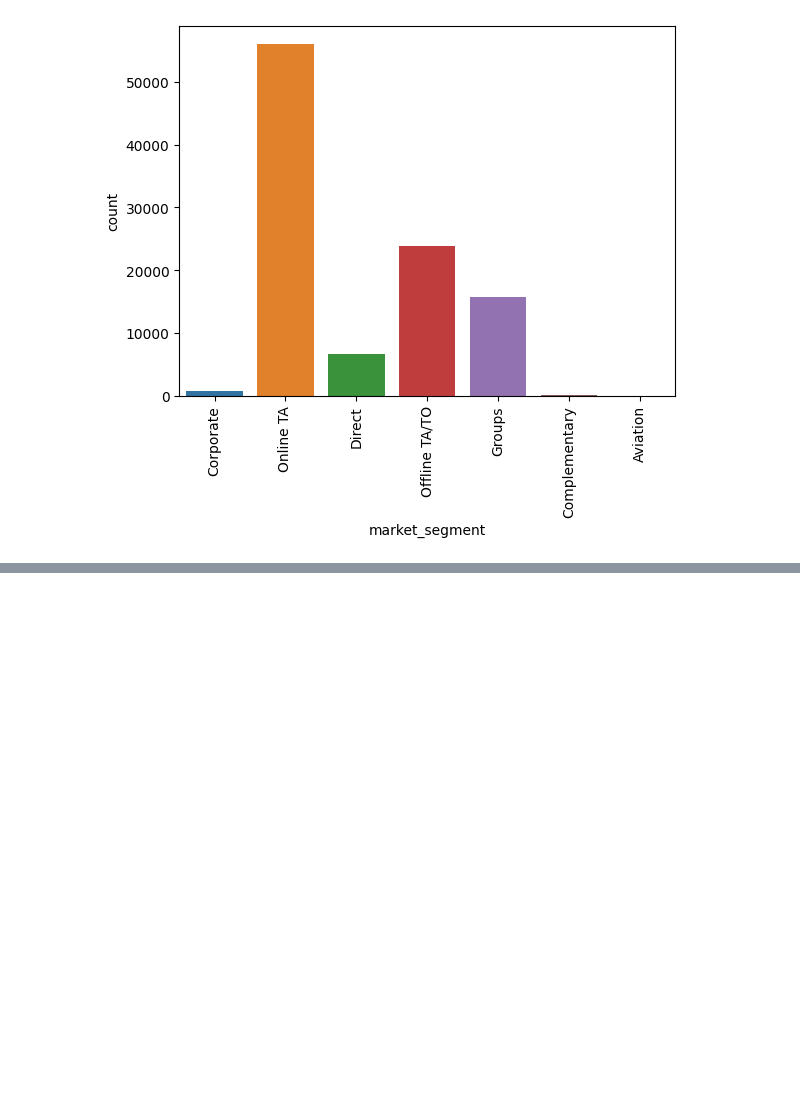
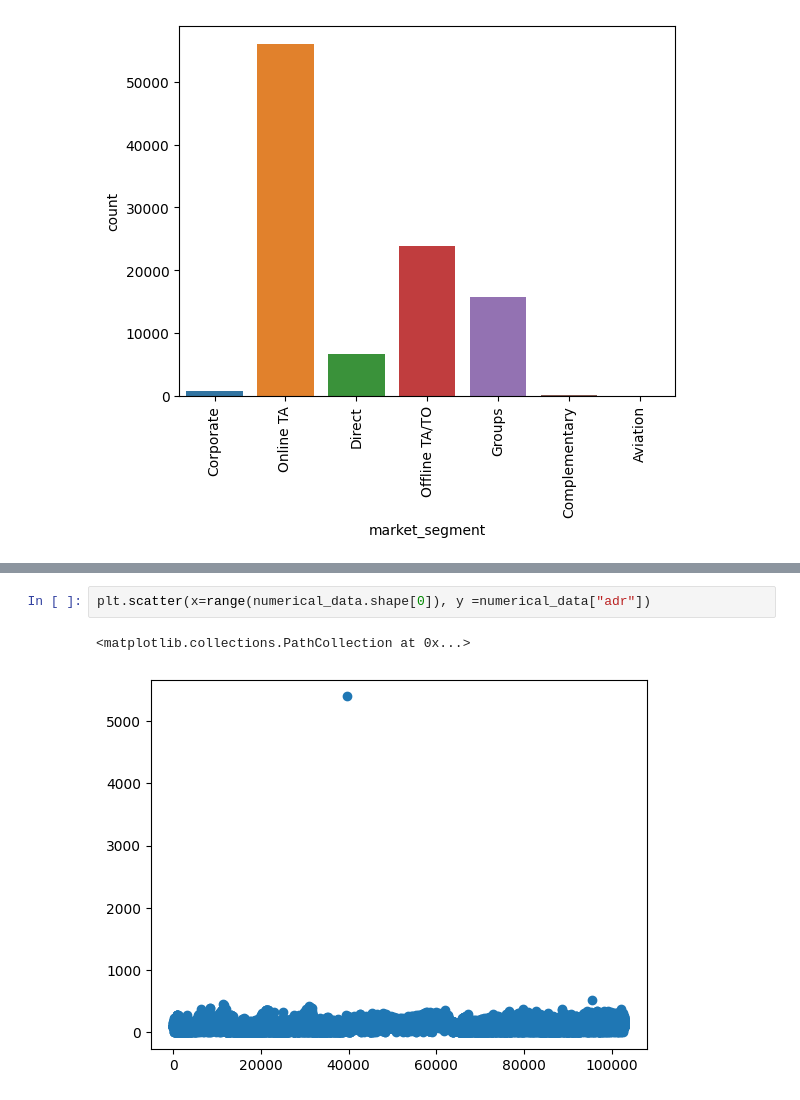
Before and after one commit to mobkimark/Darked, a Jupyter notebook: Another_copy_of_HDSC_INTERNSHIP.ipynb, the cells around one changed output, grey strips where cells are left out. Saved outputs shown, nothing was run; the diff lists cells and outputs as text; blank space fills up the shorter version.

```diff
--- a/Another_copy_of_HDSC_INTERNSHIP.ipynb
+++ b/Another_copy_of_HDSC_INTERNSHIP.ipynb
@@ -392,0 +443,5 @@ plt.xticks(rotation=90)
+# %%
+plt.scatter(x=range(numerical_data.shape[0]), y =numerical_data["adr"])
+# %% [output]
+<matplotlib.collections.PathCollection at 0x...>
+[figure, added]
```
Also changed, not shown: parts of 11 cells of this notebook.
